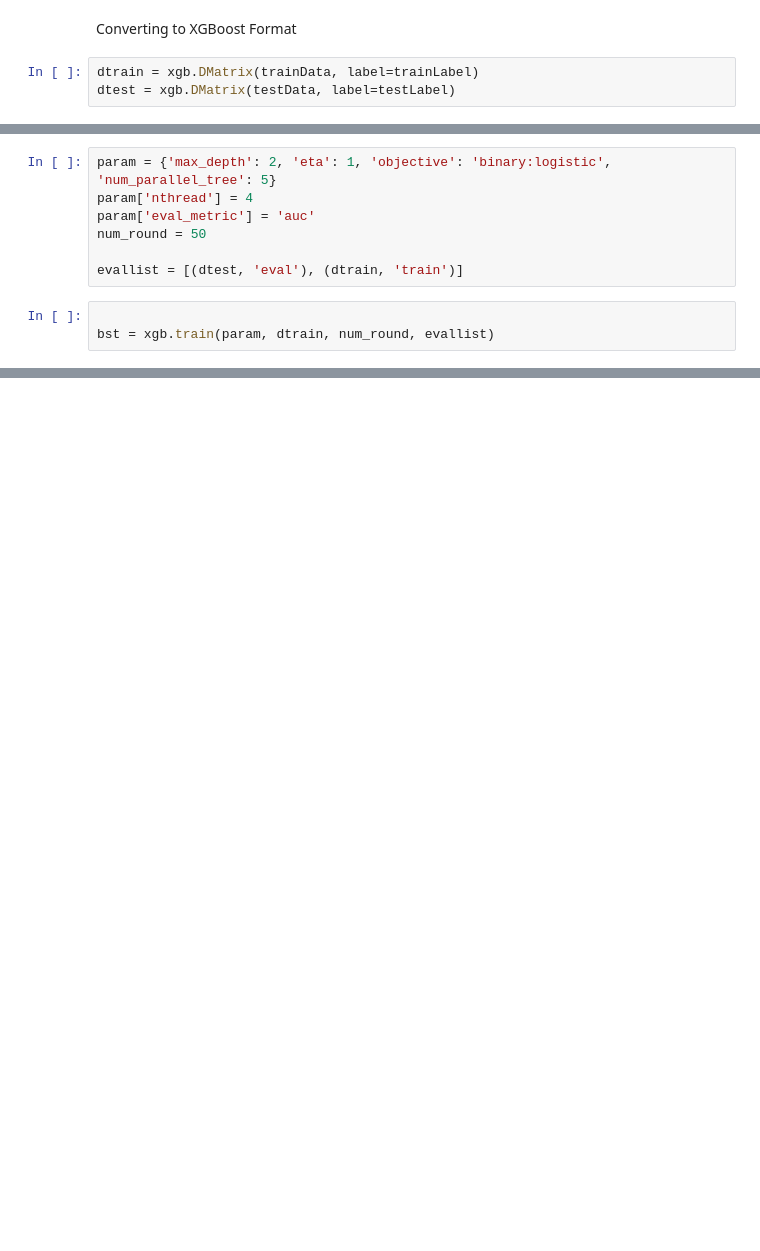
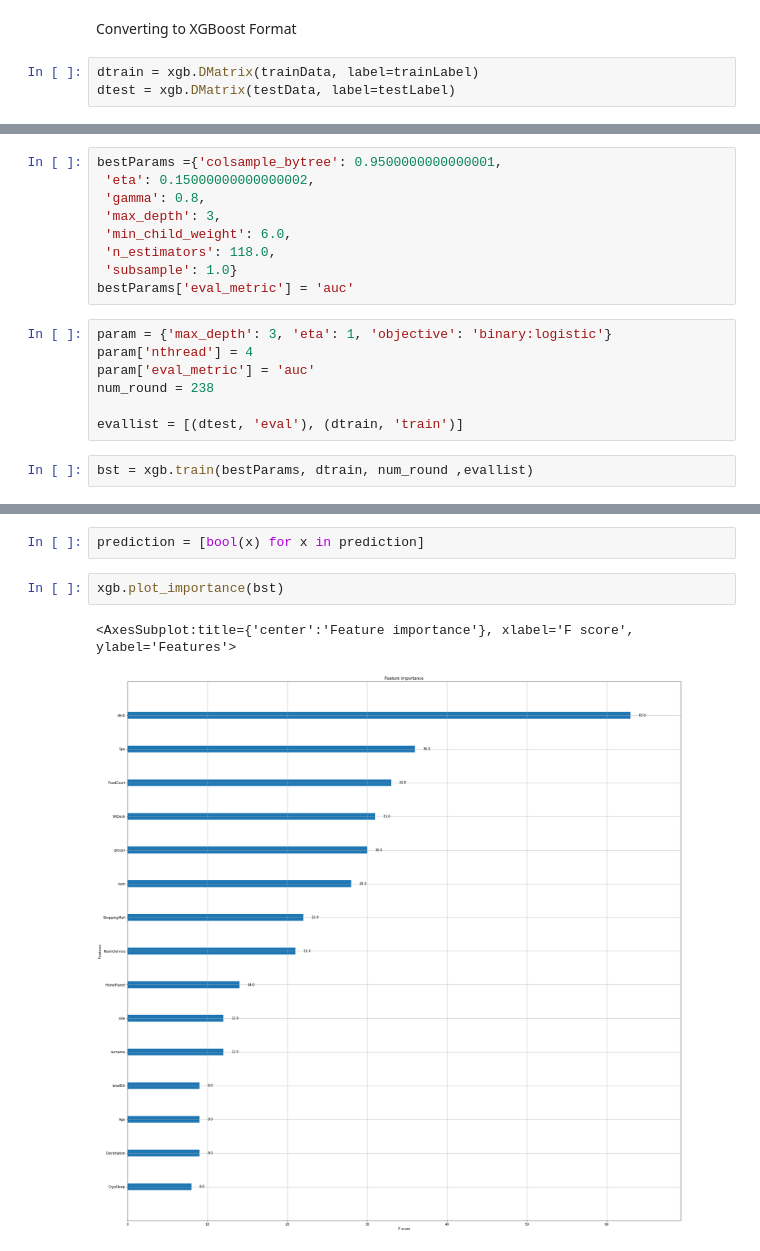
Before and after one commit to marcherlitz/Kaggle_SpaceshipTitanic, a Jupyter notebook: Spaceship_Titanic.ipynb, the cells around one changed output, grey strips where cells are left out. Saved outputs shown, nothing was run; the diff lists cells and outputs as text; blank space fills up the shorter version.

```diff
--- a/Spaceship_Titanic.ipynb
+++ b/Spaceship_Titanic.ipynb
@@ -191,11 +458,19 @@ dtest = xgb.DMatrix(testData, label=testLabel)
+# %%
+bestParams ={'colsample_bytree': 0.9500000000000001,
+ 'eta': 0.15000000000000002,
+ 'gamma': 0.8,
+ 'max_depth': 3,
+ 'min_child_weight': 6.0,
+ 'n_estimators': 118.0,
+ 'subsample': 1.0}
+bestParams['eval_metric'] = 'auc'
 # %%
-param = {'max_depth': 2, 'eta': 1, 'objective': 'binary:logistic', 'num_parallel_tree': 5}
+param = {'max_depth': 3, 'eta': 1, 'objective': 'binary:logistic'}
 param['nthread'] = 4
 param['eval_metric'] = 'auc'
-num_round = 50
+num_round = 238
 
 evallist = [(dtest, 'eval'), (dtrain, 'train')]
 # %%
-
-bst = xgb.train(param, dtrain, num_round, evallist)
+bst = xgb.train(bestParams, dtrain, num_round ,evallist)
 # %% [output]
@@ -234,0 +507,7 @@ testDf
+# %%
+prediction = [bool(x) for x in prediction]
+# %%
+xgb.plot_importance(bst)
+# %% [output]
+<AxesSubplot:title={'center':'Feature importance'}, xlabel='F score', ylabel='Features'>
+[figure, added]
```
Also changed, not shown: parts of 47 cells of this notebook, 4 other files.
